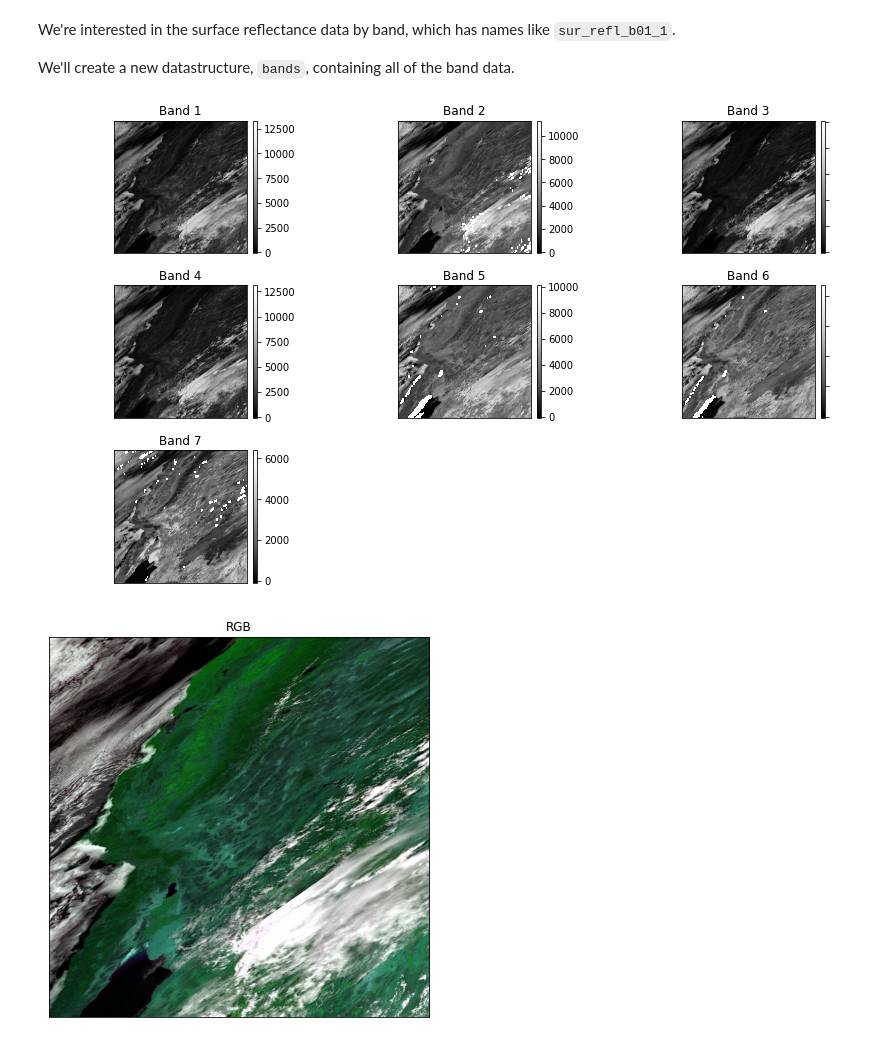
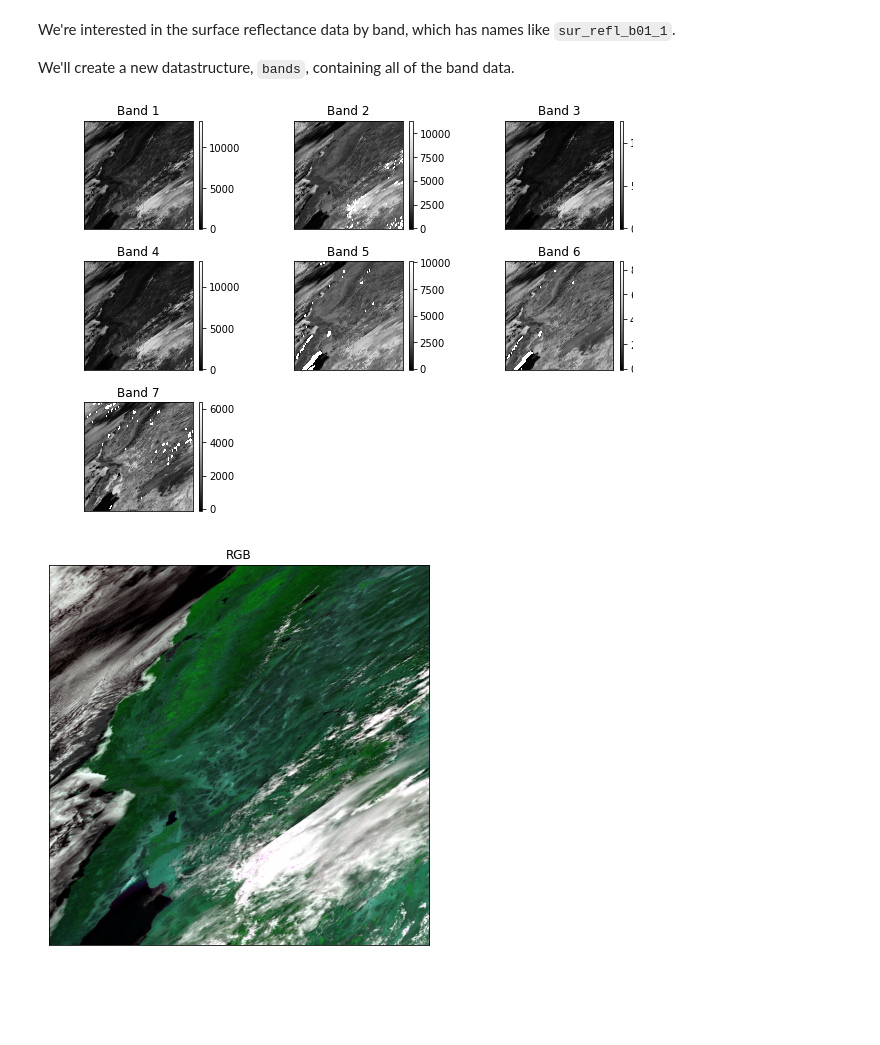
Before and after one commit to nasa/cmr-stac, a Jupyter notebook: docs/notebooks/NDVI Demo.ipynb, the cells around one changed output. Drawn from its saved outputs; the diff is of its cells as text; code cells hidden in the pictures; blank space fills up the shorter version.

```diff
--- a/docs/notebooks/NDVI Demo.ipynb
+++ b/docs/notebooks/NDVI Demo.ipynb
@@ -41,7 +41,7 @@ search = Search(
     datetime='2020-07-23T00:00:00Z/2020-07-24T00:00:00Z', # the time we're interested in
     bbox=[-121, 38, -119, 40],  # the location we're interested in
     limit=1, # limit the number of items returned, we'll just take the first
-    collections="C1219248410-LANCEMODIS" # optionally specify a collection by ID (a.k.a. collection_concept_id)
+    collections=["C1219248410-LANCEMODIS"] # optionally specify a collection by ID (a.k.a. collection_concept_id)
 )
 
 item = search.items()[0]
@@ -117,9 +117,9 @@ bands = numpy.stack(band_data);
 # %%
 masked_bands = ma.masked_where(bands == modis_meta["nodata"], bands)
 
-eplot.plot_bands(masked_bands, scale=False, figsize=(12, 7));
+eplot.plot_bands(masked_bands, scale=False, figsize=(9, 6));
 # %% [output]
-[figure, old version]
+[figure, new version]
 # %%
 eplot.plot_rgb(masked_bands, rgb=[2, 1, 0], title='RGB', stretch=True, figsize=(7, 7));
 # %% [output]
```
